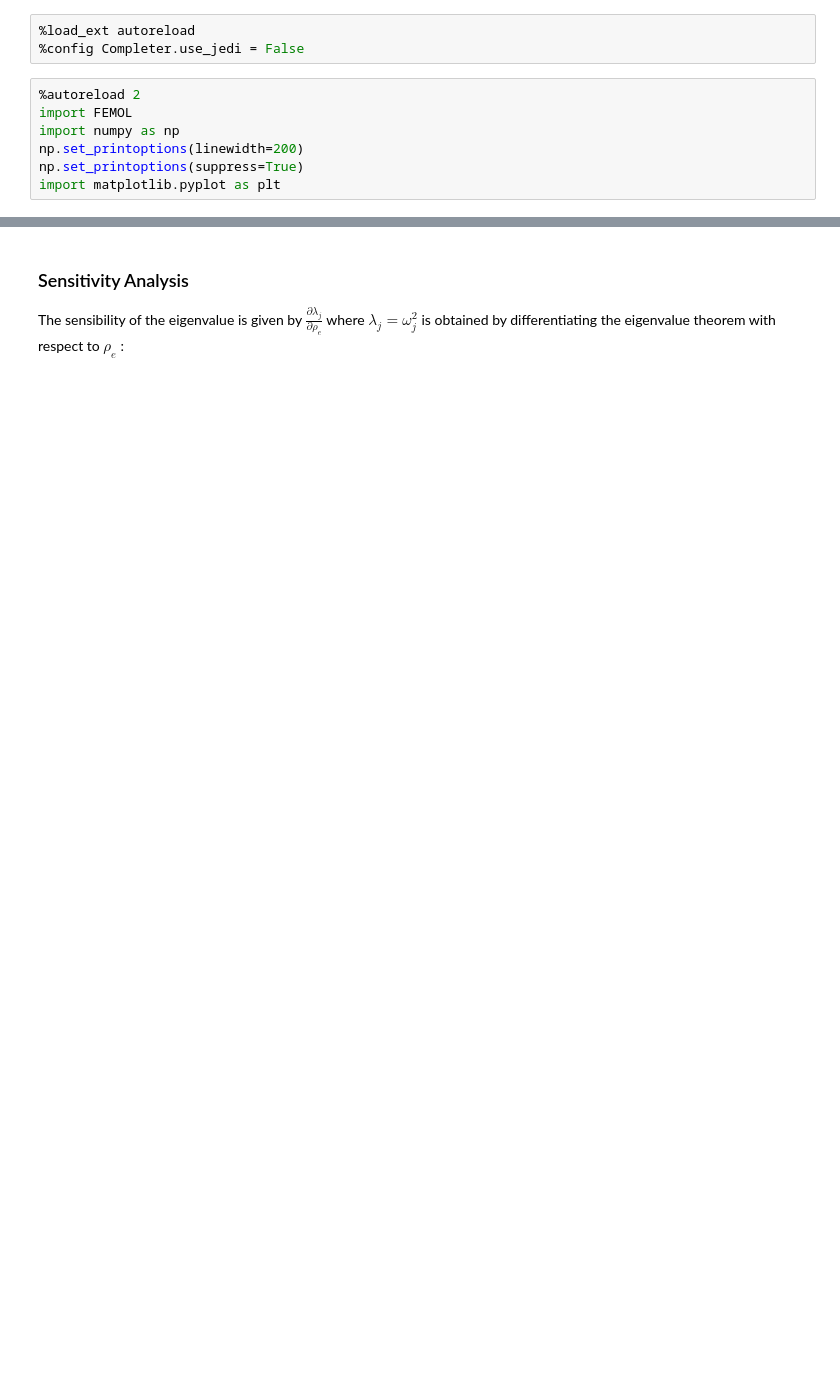
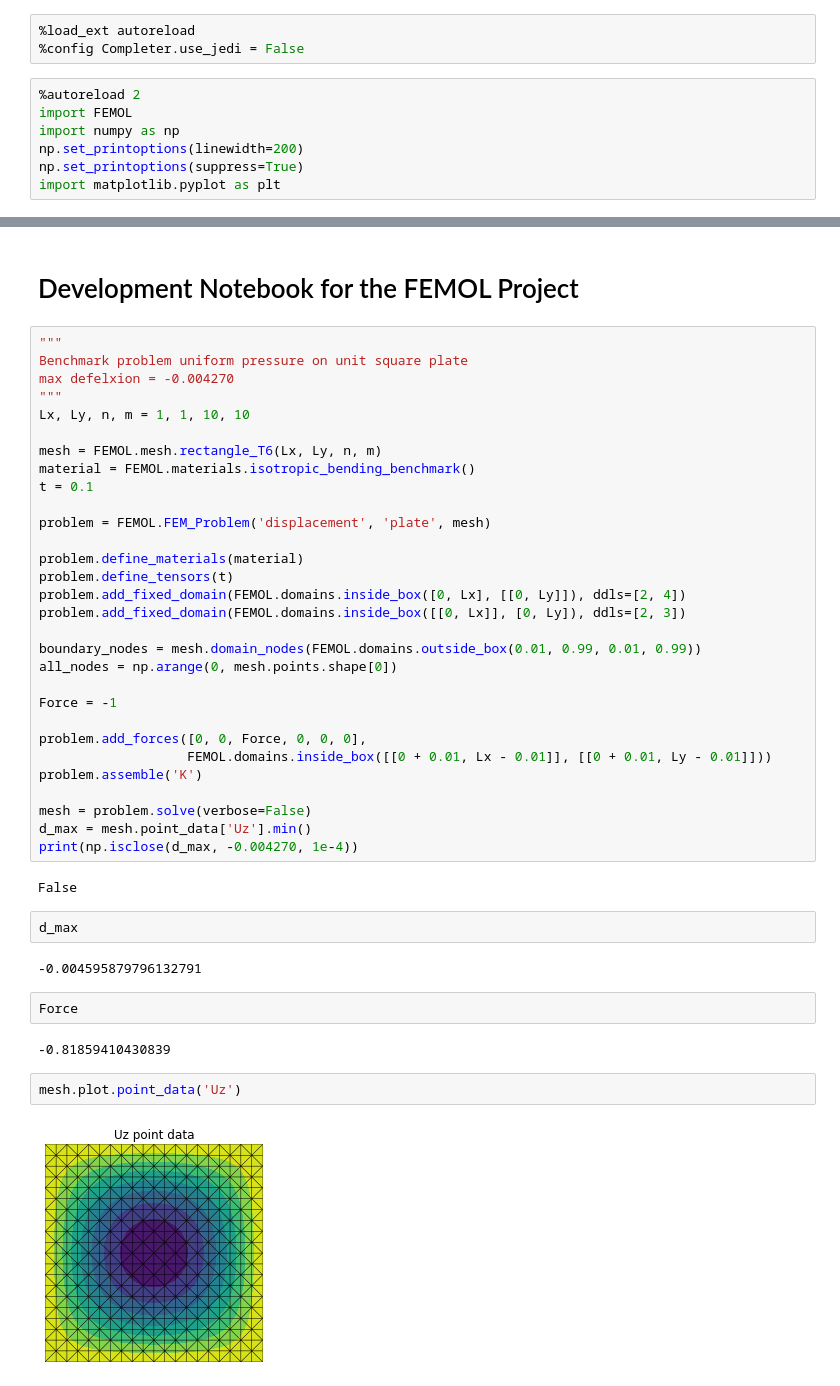
Before and after one commit to olivecha/FEMOL, a Jupyter notebook: DEV_Notebook.ipynb, the cells around one changed output, grey strips where cells are left out. Cells and saved outputs as stored; diff of their text form; blank space fills up the shorter version.

```diff
--- a/DEV_Notebook.ipynb
+++ b/DEV_Notebook.ipynb
@@ -75,4 +11,46 @@ Here, $\rho_{min}$ represents the admissible lower bound to the element density
-# %% [markdown]
-### Sensitivity Analysis
-
-The sensibility of the eigenvalue is given by $\frac{\partial \lambda_j}{\partial \rho_e}$ where $\lambda_j = \omega_j^2$ is obtained by differentiating the eigenvalue theorem with respect to $\rho_e$ :
+# %% [markdown]
+# Development Notebook for the FEMOL Project
+# %%
+"""
+Benchmark problem uniform pressure on unit square plate
+max defelxion = -0.004270
+"""
+Lx, Ly, n, m = 1, 1, 10, 10
+
+mesh = FEMOL.mesh.rectangle_T6(Lx, Ly, n, m)
+material = FEMOL.materials.isotropic_bending_benchmark()
+t = 0.1
+
+problem = FEMOL.FEM_Problem('displacement', 'plate', mesh)
+
+problem.define_materials(material)
+problem.define_tensors(t)
+problem.add_fixed_domain(FEMOL.domains.inside_box([0, Lx], [[0, Ly]]), ddls=[2, 4])
+problem.add_fixed_domain(FEMOL.domains.inside_box([[0, Lx]], [0, Ly]), ddls=[2, 3])
+
+boundary_nodes = mesh.domain_nodes(FEMOL.domains.outside_box(0.01, 0.99, 0.01, 0.99))
+all_nodes = np.arange(0, mesh.points.shape[0])
+
+Force = -1
+
+problem.add_forces([0, 0, Force, 0, 0, 0],
+                   FEMOL.domains.inside_box([[0 + 0.01, Lx - 0.01]], [[0 + 0.01, Ly - 0.01]]))
+problem.assemble('K')
+
+mesh = problem.solve(verbose=False)
+d_max = mesh.point_data['Uz'].min()
+print(np.isclose(d_max, -0.004270, 1e-4))
+# %% [output]
+False
+# %%
+d_max
+# %% [output]
+-0.004595879796132791
+# %%
+Force
+# %% [output]
+-0.81859410430839
+# %%
+mesh.plot.point_data('Uz')
+# %% [output]
+[figure, added]
```
Also changed, not shown: parts of 23 cells of this notebook, 13 other files.
